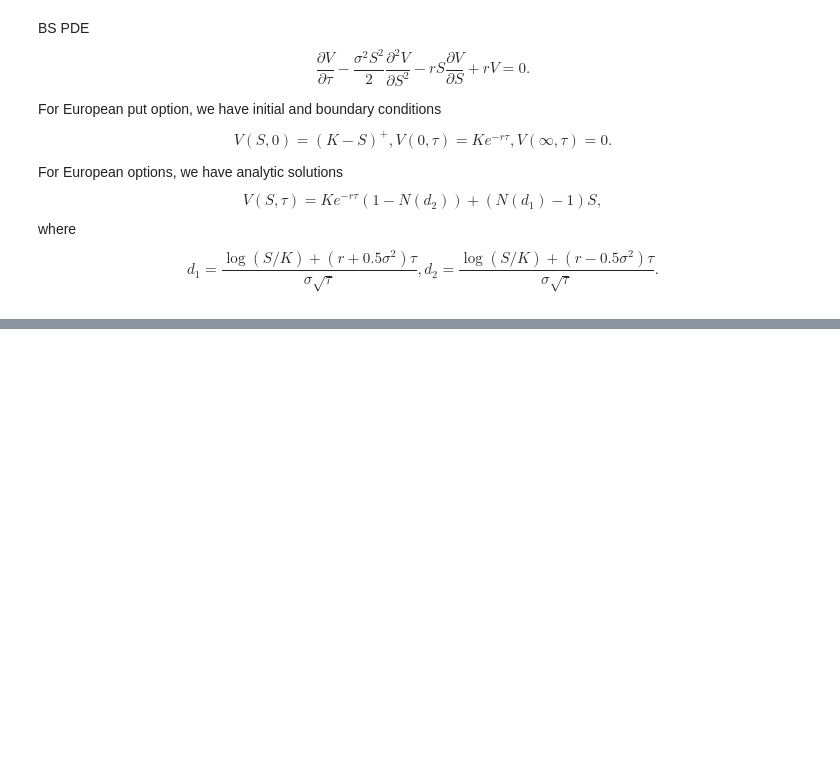
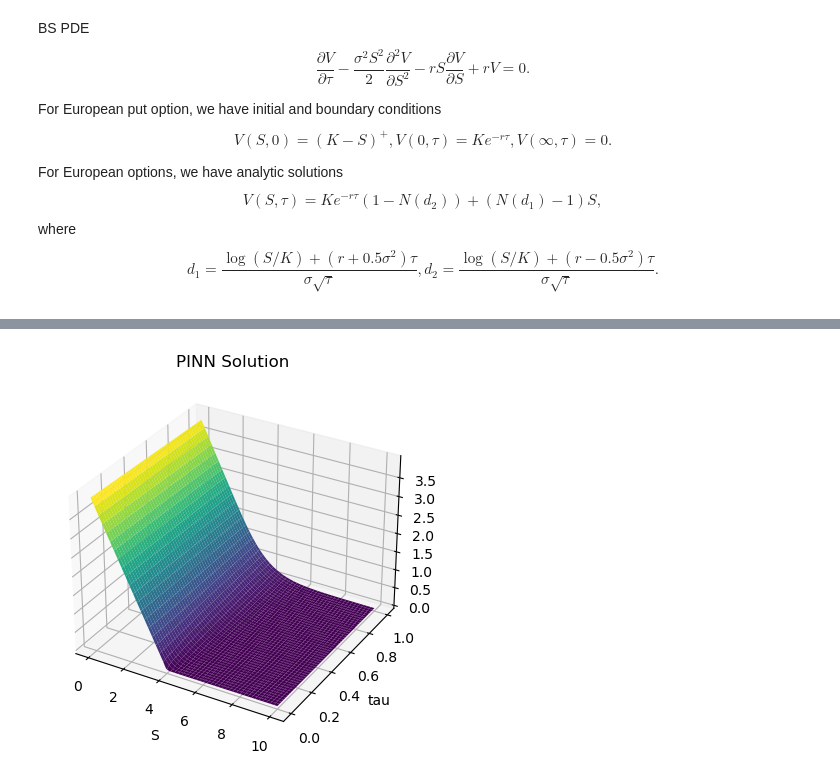
Before and after one commit to liyiyan128/Option-Pricing-Using-Physics-Informed-Neural-Networks, a Jupyter notebook: PINN_example.ipynb, the cells around one changed output, grey strips where cells are left out. Saved outputs shown, nothing was run; the diff lists cells and outputs as text; code cells hidden in the pictures; blank space fills up the shorter version.

```diff
--- a/PINN_example.ipynb
+++ b/PINN_example.ipynb
@@ -65,0 +68,20 @@ model.plot_loss(data=False, save=True, title='Loss History: Adam + LBFGS')
+# %%
+# load model
+model = torch.load(f'models/{model_name}.pt')
+
+S_plot = torch.linspace(0, 10, 1000)
+tau_plot = torch.linspace(0, T, 1000)
+S_plot, tau_plot = torch.meshgrid(S_plot, tau_plot)
+V_plot = model(S_plot.reshape(-1, 1), tau_plot.reshape(-1, 1)).detach().reshape(1000, 1000)
+# 3d plot
+fig = plt.figure()
+ax = fig.add_subplot(111, projection='3d')
+ax.plot_surface(S_plot.numpy(), tau_plot.numpy(), V_plot.numpy(), cmap='viridis')
+ax.set_xlabel('S')
+ax.set_ylabel('tau')
+ax.set_zlabel('V')
+ax.set_title('PINN Solution')
+plt.savefig('./data/images/sol_european_3d.pdf')
+plt.show()
+# %% [output]
+[figure, added]
```
Also changed, not shown: parts of 4 cells of this notebook.
